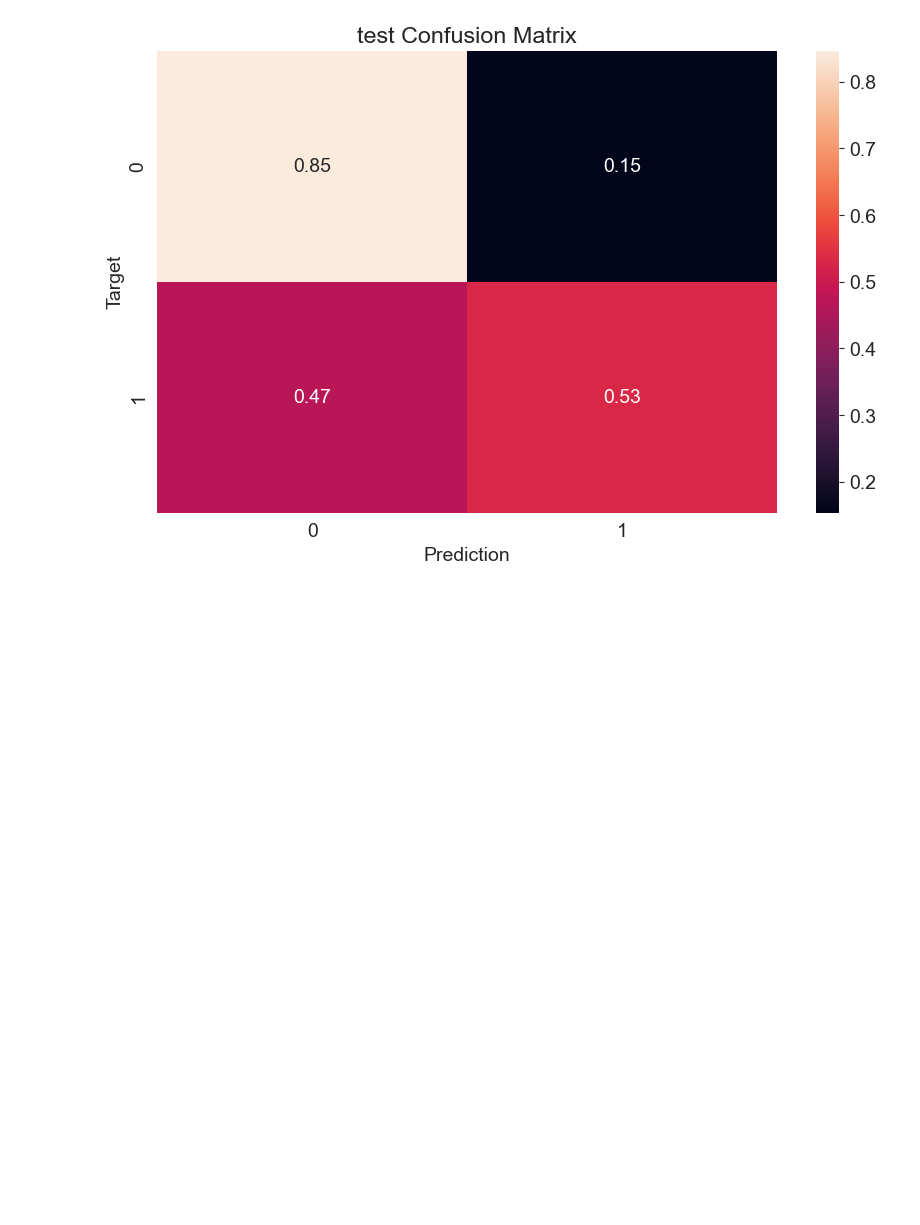
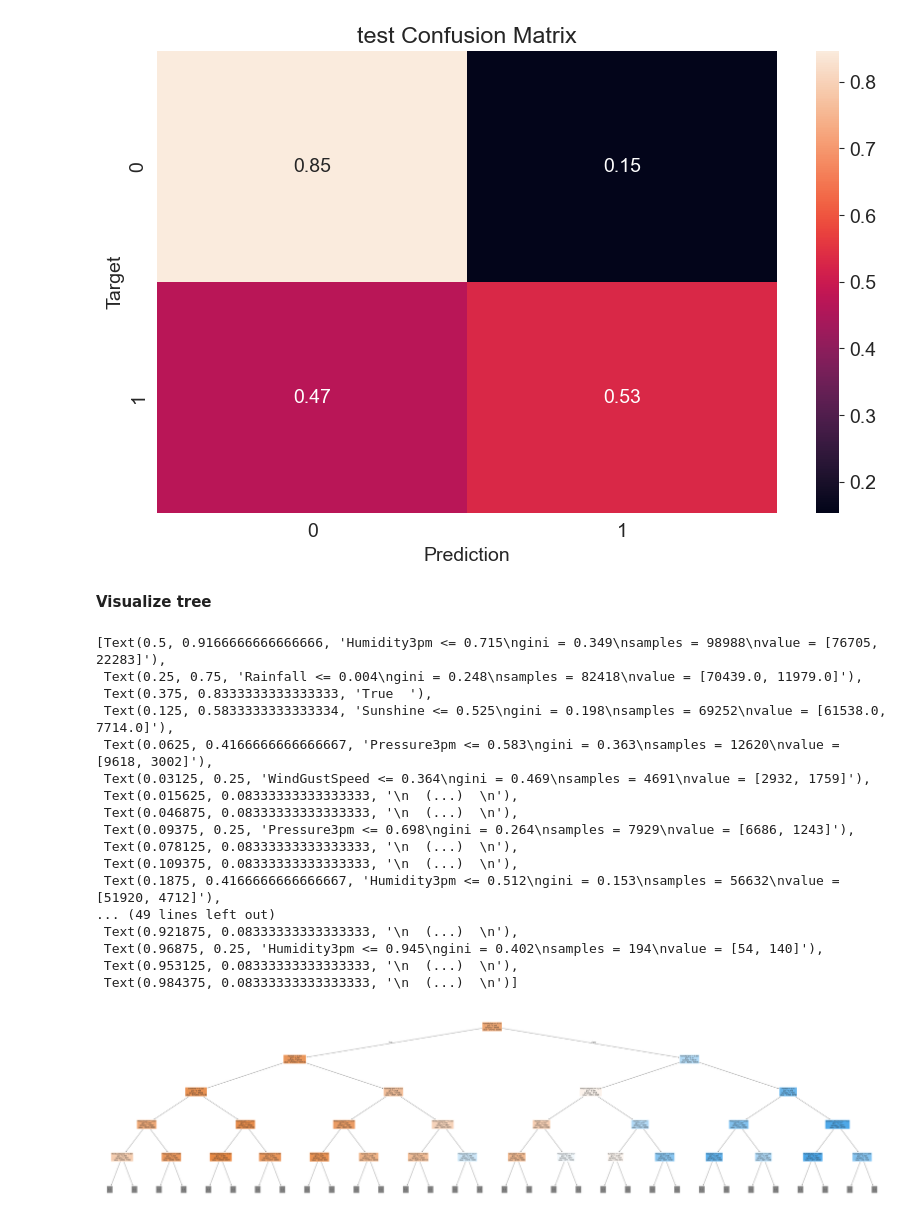
Before and after one commit to RohanVarmaP/machine-Learning, a Jupyter notebook: decisionTree&RandomForest/models.ipynb, the cells around one changed output. Saved outputs shown, nothing was run; the diff lists cells and outputs as text; code cells hidden in the pictures; blank space fills up the shorter version.

Commit message:
visualizing tree

```diff
--- a/decisionTree&RandomForest/models.ipynb
+++ b/decisionTree&RandomForest/models.ipynb
@@ -167,3 +167,28 @@ plt.title('{} Confusion Matrix'.format('test'))
 0.7741202741202741
 Text(0.5, 1.0, 'test Confusion Matrix')
 [figure]
+# %% [markdown]
+**Visualize tree**
+# %%
+from sklearn.tree import plot_tree,export_text
+plt.figure(figsize=(80,20))
+plot_tree(model,feature_names=X_train.columns,filled=True)
+# %% [output]
+[Text(0.5, 0.9166666666666666, 'Humidity3pm <= 0.715\ngini = 0.349\nsamples = 98988\nvalue = [76705, 22283]'),
+ Text(0.25, 0.75, 'Rainfall <= 0.004\ngini = 0.248\nsamples = 82418\nvalue = [70439.0, 11979.0]'),
+ Text(0.375, 0.8333333333333333, 'True  '),
+ Text(0.125, 0.5833333333333334, 'Sunshine <= 0.525\ngini = 0.198\nsamples = 69252\nvalue = [61538.0, 7714.0]'),
+ Text(0.0625, 0.4166666666666667, 'Pressure3pm <= 0.583\ngini = 0.363\nsamples = 12620\nvalue = [9618, 3002]'),
+ Text(0.03125, 0.25, 'WindGustSpeed <= 0.364\ngini = 0.469\nsamples = 4691\nvalue = [2932, 1759]'),
+ Text(0.015625, 0.08333333333333333, '\n  (...)  \n'),
+ Text(0.046875, 0.08333333333333333, '\n  (...)  \n'),
+ Text(0.09375, 0.25, 'Pressure3pm <= 0.698\ngini = 0.264\nsamples = 7929\nvalue = [6686, 1243]'),
+ Text(0.078125, 0.08333333333333333, '\n  (...)  \n'),
+ Text(0.109375, 0.08333333333333333, '\n  (...)  \n'),
+ Text(0.1875, 0.4166666666666667, 'Humidity3pm <= 0.512\ngini = 0.153\nsamples = 56632\nvalue = [51920, 4712]'),
+... (49 lines left out)
+ Text(0.921875, 0.08333333333333333, '\n  (...)  \n'),
+ Text(0.96875, 0.25, 'Humidity3pm <= 0.945\ngini = 0.402\nsamples = 194\nvalue = [54, 140]'),
+ Text(0.953125, 0.08333333333333333, '\n  (...)  \n'),
+ Text(0.984375, 0.08333333333333333, '\n  (...)  \n')]
+[figure, added]
```
Also changed, not shown: parts of 1 cell of this notebook, 1 other file.
